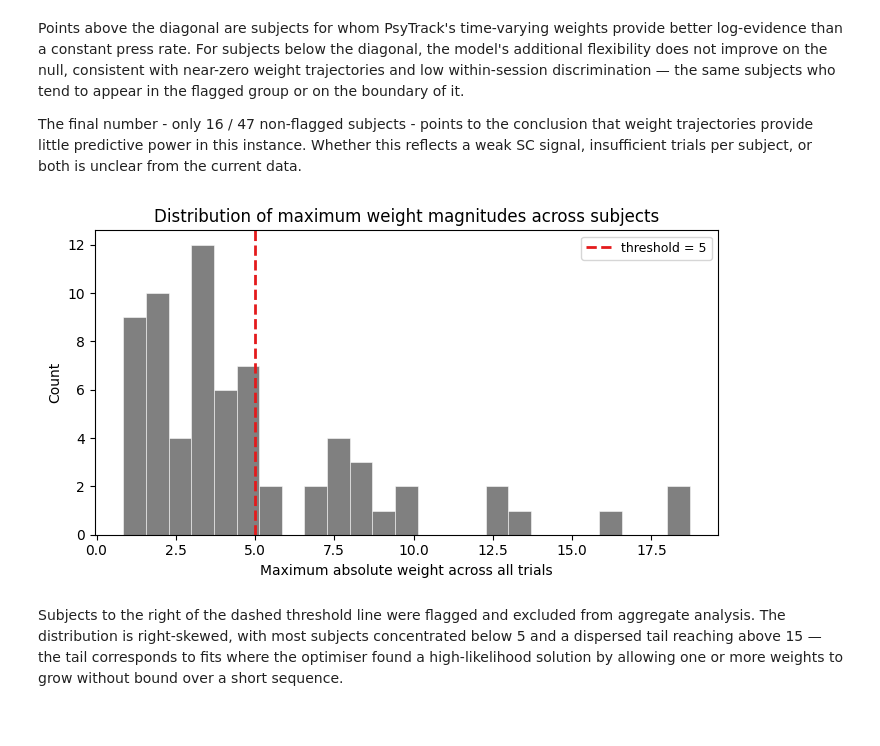
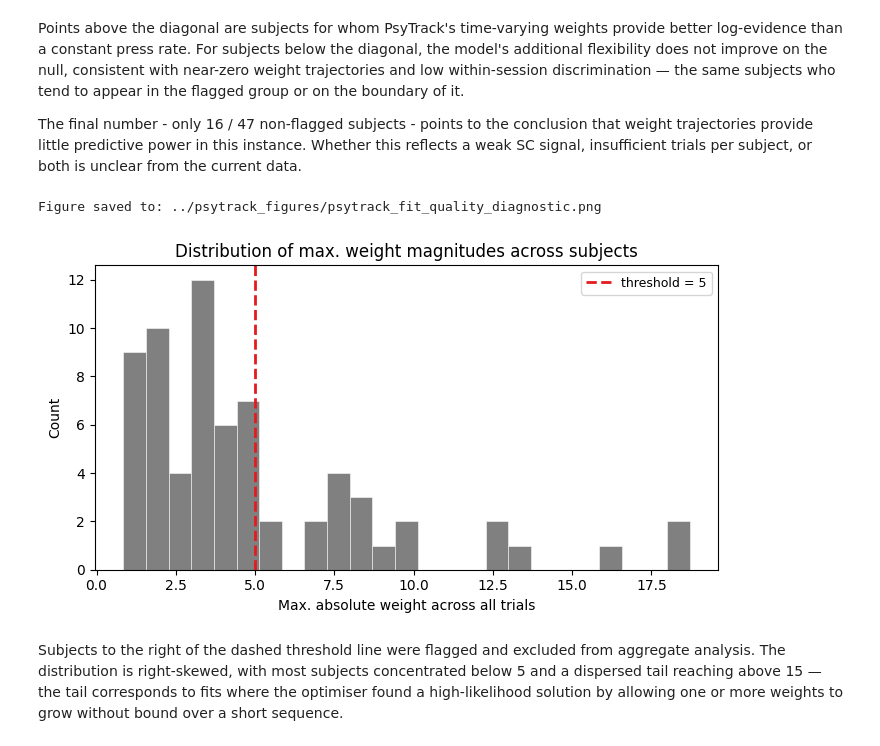
Before and after one commit to ninaedgley/contingency_simulation, a Jupyter notebook: notebooks/05_psytrack_implementation.ipynb, the cells around one changed output. Cells and saved outputs as stored; diff of their text form; code cells hidden in the pictures.

```diff
--- a/notebooks/05_psytrack_implementation.ipynb
+++ b/notebooks/05_psytrack_implementation.ipynb
@@ -242,6 +239,8 @@ Per-task fits (3 illustrative subjects):
   67792abbab2fa21b T1: log evidence = -65.8
   67792abbab2fa21b T2: log evidence = -65.0
 # %%
+# Figures - Individual weight trajectories across tasks
+
 fig, axes = plt.subplots(2, len(test_subjects), figsize=(5 * len(test_subjects), 7), sharey="row")
 
 for row, task in enumerate([1, 2]):
@@ -261,7 +260,7 @@ for row, task in enumerate([1, 2]):
             ax.fill_between(t, w - s, w + s, color=c, alpha=0.18)
             ax.plot(t, w, color=c, lw=1.8, label=name, zorder=WEIGHT_ZORDER.get(name, 3))
 
-        ax.set_xlabel("Trial within task", fontsize=9)
+        ax.set_xlabel("Trial", fontsize=9)
         if col == 0:
             ax.set_ylabel(f"Task {task} \u2014 weight", fontsize=9)
         if row == 0:
@@ -274,6 +273,7 @@ fig.suptitle(
     fontsize=11,
 )
 plt.tight_layout()
-plt.savefig(FIGURES_PATH / "per_task_weight_trajectories.png", dpi=150)
+plt.savefig(FIGURES_PATH / "individual_weight_trajectories.png", dpi=150)
 plt.show()
+print("Figures saved to:", FIGURES_PATH / "individual_weight_trajectories.png")
 # %% [output]
@@ -289,6 +290,8 @@ Despite these swings, the three test subjects were kept - they represent the ran
 
 Weights are in logit space, so a weight of +1 on OC corresponds to an increase in press probability from 50% (at bias only) to approximately 73% when OC-positive is present. Weights above ~3 imply near-deterministic pressing and are an indicator of overfitting on short sequences. Given the small trial count relative to PsyTrack's typical range, this is unsurprising.
 # %%
+# Figures - Predicted vs empirical press rate (10-trial rolling mean)
+
 fig, axes = plt.subplots(len(test_subjects), 2, figsize=(12, 3.5 * len(test_subjects)), sharey=True)
 
 for row, subject_id in enumerate(test_subjects):
@@ -309,11 +312,12 @@ for row, subject_id in enumerate(test_subjects):
         roll_pred = pd.Series(p_pred).rolling(10, min_periods=1, center=True).mean().values
         roll_emp  = pd.Series(y).rolling(10, min_periods=1, center=True).mean().values
 
+        # Figures
         ax.plot(t, roll_pred, color=WEIGHT_COLORS["SC"], lw=2.0, label="model")
         ax.plot(t, roll_emp,  color="black", lw=1.5, ls="--", alpha=0.7, label="empirical")
         ax.axvline(59.5, color="navy", lw=1.0, ls=":", alpha=0.6)
         ax.set_ylim(-0.07, 1.07)
-        ax.set_xlabel("Trial within task", fontsize=9)
+        ax.set_xlabel("Trial", fontsize=9)
         if col == 0:
             ax.set_ylabel(subject_id[:8] + "…", fontsize=9)
         if row == 0:
@@ -322,10 +326,11 @@ for row, subject_id in enumerate(test_subjects):
             ax.legend(fontsize=8, loc="upper right")
 
 fig.suptitle(
-    "Predicted vs empirical press rate — three test subjects (10-trial rolling mean)",
+    "Predicted vs empirical press rate (10-trial rolling mean)",
     fontsize=11,
 )
 plt.tight_layout()
-plt.savefig(FIGURES_PATH / "psytrack_behavioural_validation.png", dpi=150)
+plt.savefig(FIGURES_PATH / "predicted_vs_empirical_press_rate.png", dpi=150)
 plt.show()
+print("Figures saved to:", FIGURES_PATH / "predicted_vs_empirical_press_rate.png")
 # %% [output]
@@ -477,17 +624,20 @@ The final number - only 16 / 47 non-flagged subjects - points to the conclusion
 # %%
 fig, ax = plt.subplots(figsize=(7, 4))
 ax.hist(hyper_df["max_abs_weight"], bins=25, color="#555555", alpha=0.75,
         edgecolor="white", linewidth=0.5)
 ax.axvline(5, color=WEIGHT_COLORS["SC"], lw=2.0, ls="--", label="threshold = 5")
-ax.set_xlabel("Maximum absolute weight across all trials")
+ax.set_xlabel("Max. absolute weight across all trials")
 ax.set_ylabel("Count")
-ax.set_title("Distribution of maximum weight magnitudes across subjects")
+ax.set_title("Distribution of max. weight magnitudes across subjects")
 ax.legend(fontsize=9)
+
+print("Figure saved to:", FIGURES_PATH / "fit_quality_diagnostic.png")
 plt.tight_layout()
-plt.savefig(FIGURES_PATH / "psytrack_fit_quality_diagnostic.png", dpi=150)
+plt.savefig(FIGURES_PATH / "fit_quality_diagnostic.png", dpi=150)
 plt.show()
 # %% [output]
+Figure saved to: ../psytrack_figures/psytrack_fit_quality_diagnostic.png
-[figure, old version]
+[figure, new version]
 # %% [markdown]
 Subjects to the right of the dashed threshold line were flagged and excluded from aggregate analysis. The distribution is right-skewed, with most subjects concentrated below 5 and a dispersed tail reaching above 15 — the tail corresponds to fits where the optimiser found a high-likelihood solution by allowing one or more weights to grow without bound over a short sequence.
 # %% [markdown]
```
Also changed, not shown: parts of 17 cells of this notebook, 24 other files.
